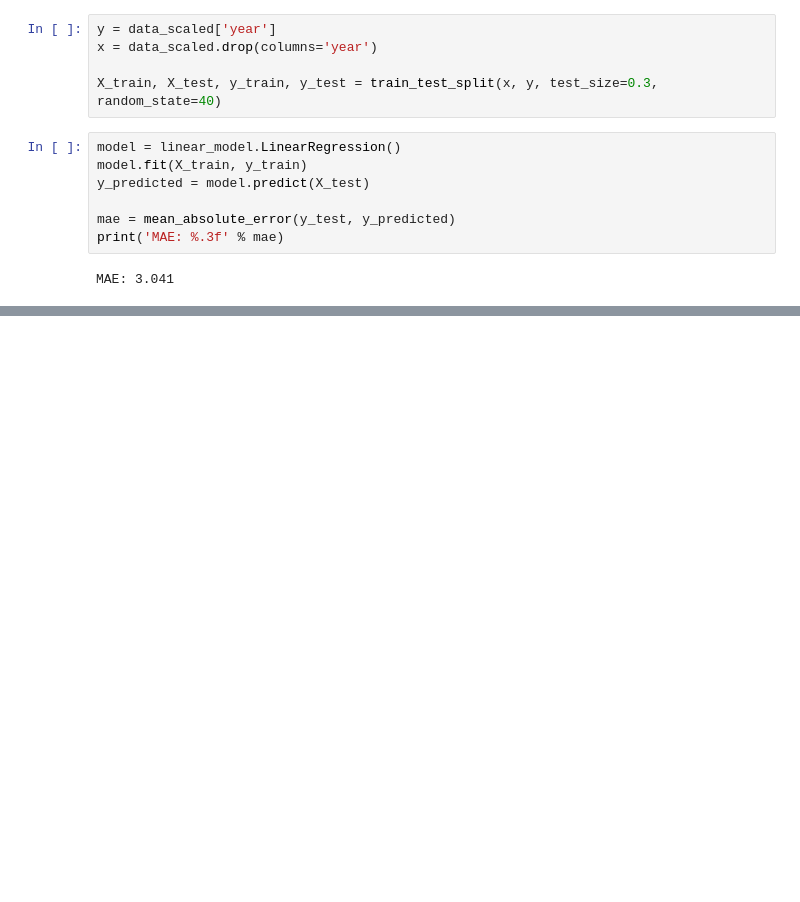
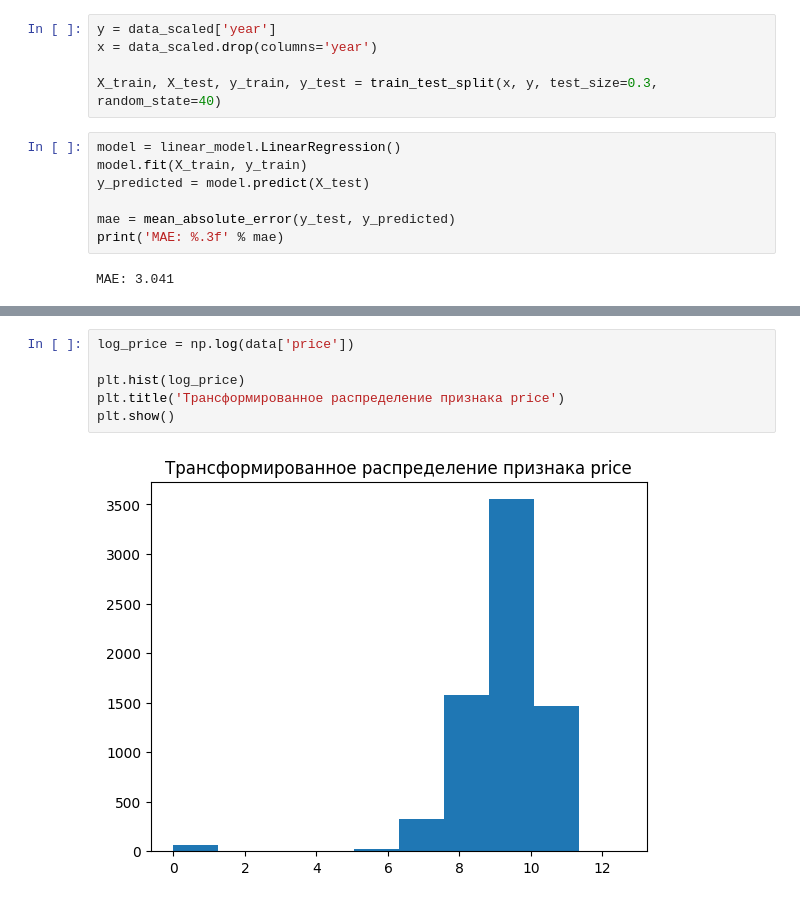
Before and after one commit to sergioschadenko/sf_data_science, a Jupyter notebook: ML_6_feature_selection/features_ford_prices.ipynb, the cells around one changed output, grey strips where cells are left out. Drawn from its saved outputs; the diff is of its cells as text; blank space fills up the shorter version.

```diff
--- a/ML_6_feature_selection/features_ford_prices.ipynb
+++ b/ML_6_feature_selection/features_ford_prices.ipynb
@@ -615,0 +664,8 @@ MAE: 3.041
+# %%
+log_price = np.log(data['price'])
+
+plt.hist(log_price)
+plt.title('Трансформированное распределение признака price')
+plt.show()
+# %% [output]
+[figure, added]
```
Also changed, not shown: parts of 16 cells of this notebook.
